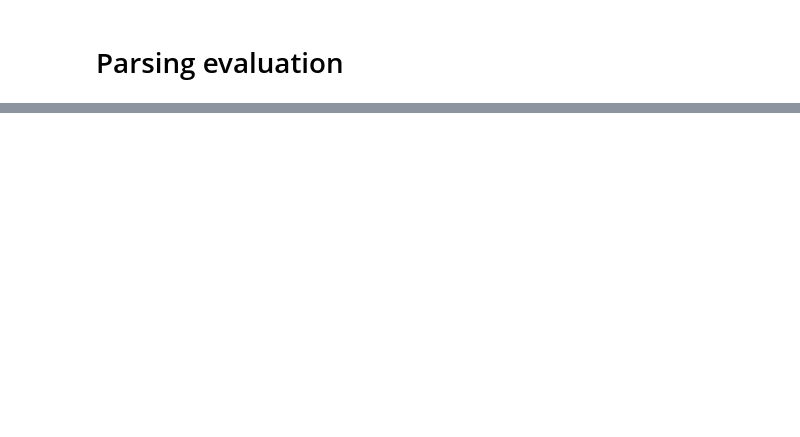
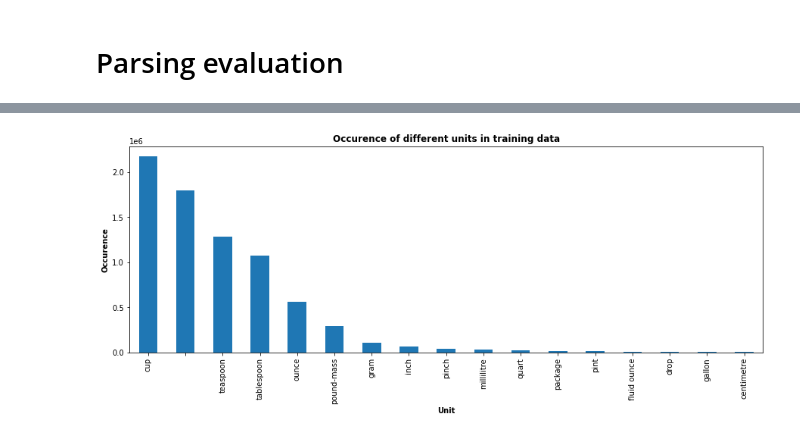
Before and after one commit to mscholl96/mad-recime, a Jupyter notebook: data/recipe1M/parser/evaluation.ipynb, the cells around one changed output, grey strips where cells are left out. Cells and saved outputs as stored; diff of their text form; code cells hidden in the pictures; blank space fills up the shorter version.

```diff
--- a/data/recipe1M/parser/evaluation.ipynb
+++ b/data/recipe1M/parser/evaluation.ipynb
@@ -91,0 +11,14 @@ plt.show()
+# %%
+import pandas as pd
+import glob
+FILE_DIR = '/content/drive/My Drive/Datasets/Recipe1M/2022_03_30/'
+files = glob.glob(f'{FILE_DIR}recipes_valid_*.pkl')
+
+recipes = pd.DataFrame()
+
+for f in files:
+    print(f'Reading: {f}')
+    recipes = recipes.append(pd.read_pickle(f))
+
+ingredient_list = recipes.ingredients
+print(f'Total number of recipes: {len(recipes)}')
@@ -91,0 +36,26 @@ plt.show()
+# %%
+ingredients = []
+units = []
+for _, elem in ingredient_list.iteritems():
+    ingredients.extend(elem.ingredient.tolist())
+    units.extend(elem.unit.tolist())
+# %%
+data = pd.DataFrame(
+    {'unit': units,
+     'ingredient': ingredients
+    })
+# %%
+unique_units = data.unit.value_counts()
+unique_units_norm = data.unit.value_counts(normalize=True)
+unique_ingredients = data.ingredient.value_counts()[0:30]
+unique_ingredients_norm = unique_ingredients / len(recipes)
+# %%
+import matplotlib.pyplot as plt
+plot = unique_units.plot.bar(figsize=(15,5), align='center')
+plot.set_xlabel('Unit', fontdict=dict(weight='bold'))
+plot.set_ylabel('Occurence', fontdict=dict(weight='bold'))
+plot.set_title('Occurence of different units in training data', fontdict=dict(weight='bold'))
+plt.savefig(f'{FILE_DIR}units.png', bbox_inches='tight', dpi=200)
+plt.show()
+# %% [output]
+[figure, added]
```
Also changed, not shown: parts of 11 cells of this notebook, 1 other file.
